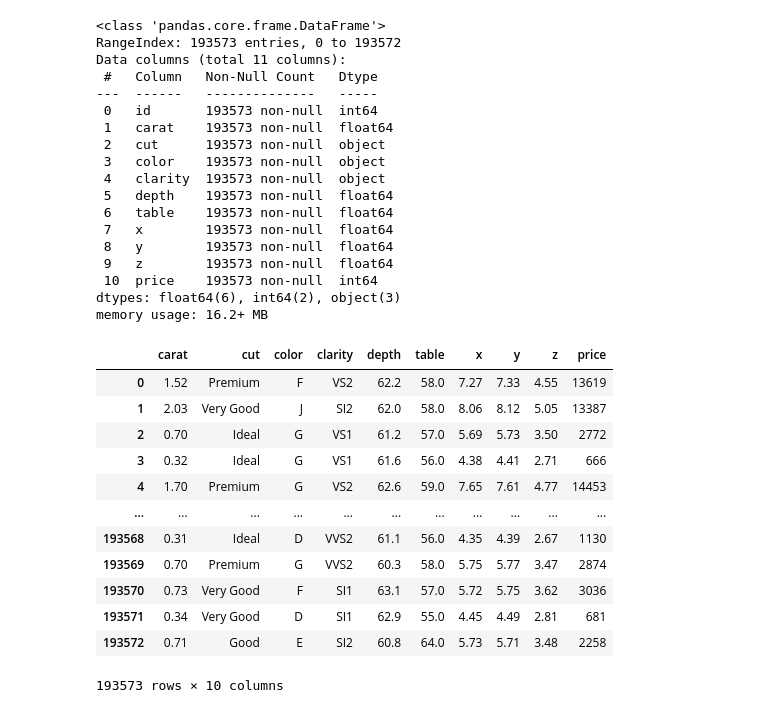
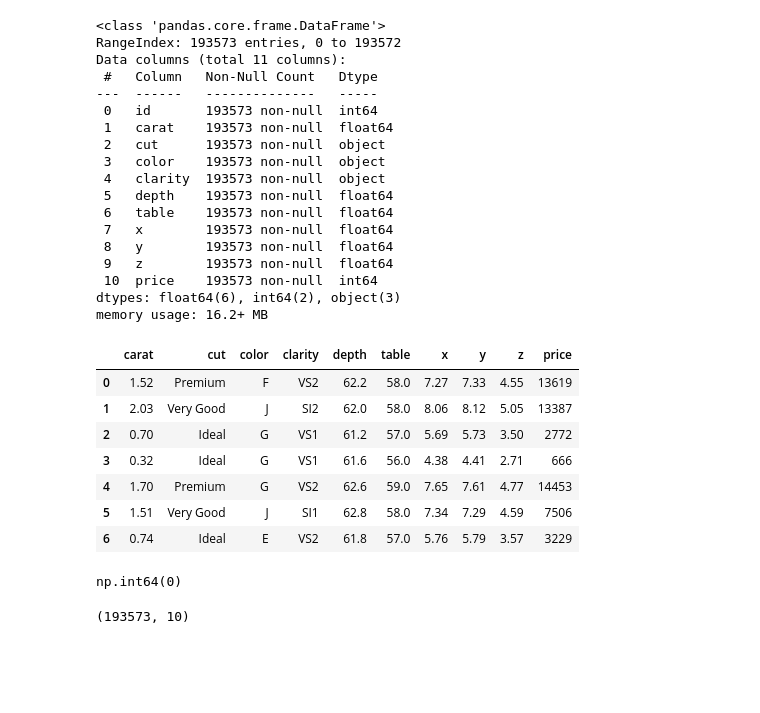
Before and after one commit to amitverma2699/End_to_End_ML-Project_Diamond, a Jupyter notebook: notebooks/research.ipynb, the cells around one changed output. Drawn from its saved outputs; the diff is of its cells as text; code cells hidden in the pictures; blank space fills up the shorter version.

```diff
--- a/notebooks/research.ipynb
+++ b/notebooks/research.ipynb
@@ -84,18 +84,23 @@ Data columns (total 11 columns):
 dtypes: float64(6), int64(2), object(3)
 memory usage: 16.2+ MB
 # %%
-data.drop(labels=['id'],axis=1)
+data=data.drop(labels=['id'],axis=1)
-# %% [output]
-|  | carat | cut | color | clarity | depth | table | x | y | z | price |
-| 0 | 1.52 | Premium | F | VS2 | 62.2 | 58.0 | 7.27 | 7.33 | 4.55 | 13619 |
-| 1 | 2.03 | Very Good | J | SI2 | 62.0 | 58.0 | 8.06 | 8.12 | 5.05 | 13387 |
-| 2 | 0.70 | Ideal | G | VS1 | 61.2 | 57.0 | 5.69 | 5.73 | 3.50 | 2772 |
-| 3 | 0.32 | Ideal | G | VS1 | 61.6 | 56.0 | 4.38 | 4.41 | 2.71 | 666 |
-| 4 | 1.70 | Premium | G | VS2 | 62.6 | 59.0 | 7.65 | 7.61 | 4.77 | 14453 |
-| ... | ... | ... | ... | ... | ... | ... | ... | ... | ... | ... |
-| 193568 | 0.31 | Ideal | D | VVS2 | 61.1 | 56.0 | 4.35 | 4.39 | 2.67 | 1130 |
-| 193569 | 0.70 | Premium | G | VVS2 | 60.3 | 58.0 | 5.75 | 5.77 | 3.47 | 2874 |
-| 193570 | 0.73 | Very Good | F | SI1 | 63.1 | 57.0 | 5.72 | 5.75 | 3.62 | 3036 |
-| 193571 | 0.34 | Very Good | D | SI1 | 62.9 | 55.0 | 4.45 | 4.49 | 2.81 | 681 |
-| 193572 | 0.71 | Good | E | SI2 | 60.8 | 64.0 | 5.73 | 5.71 | 3.48 | 2258 |
-193573 rows × 10 columns
+# %%
+data.head(7)
+# %% [output]
+|  | carat | cut | color | clarity | depth | table | x | y | z | price |
+| 0 | 1.52 | Premium | F | VS2 | 62.2 | 58.0 | 7.27 | 7.33 | 4.55 | 13619 |
+| 1 | 2.03 | Very Good | J | SI2 | 62.0 | 58.0 | 8.06 | 8.12 | 5.05 | 13387 |
+| 2 | 0.70 | Ideal | G | VS1 | 61.2 | 57.0 | 5.69 | 5.73 | 3.50 | 2772 |
+| 3 | 0.32 | Ideal | G | VS1 | 61.6 | 56.0 | 4.38 | 4.41 | 2.71 | 666 |
+| 4 | 1.70 | Premium | G | VS2 | 62.6 | 59.0 | 7.65 | 7.61 | 4.77 | 14453 |
+| 5 | 1.51 | Very Good | J | SI1 | 62.8 | 58.0 | 7.34 | 7.29 | 4.59 | 7506 |
+| 6 | 0.74 | Ideal | E | VS2 | 61.8 | 57.0 | 5.76 | 5.79 | 3.57 | 3229 |
+# %%
+data.duplicated().sum()
+# %% [output]
+np.int64(0)
+# %%
+data.shape
+# %% [output]
+(193573, 10)
```
Also changed, not shown: parts of 9 cells of this notebook.
